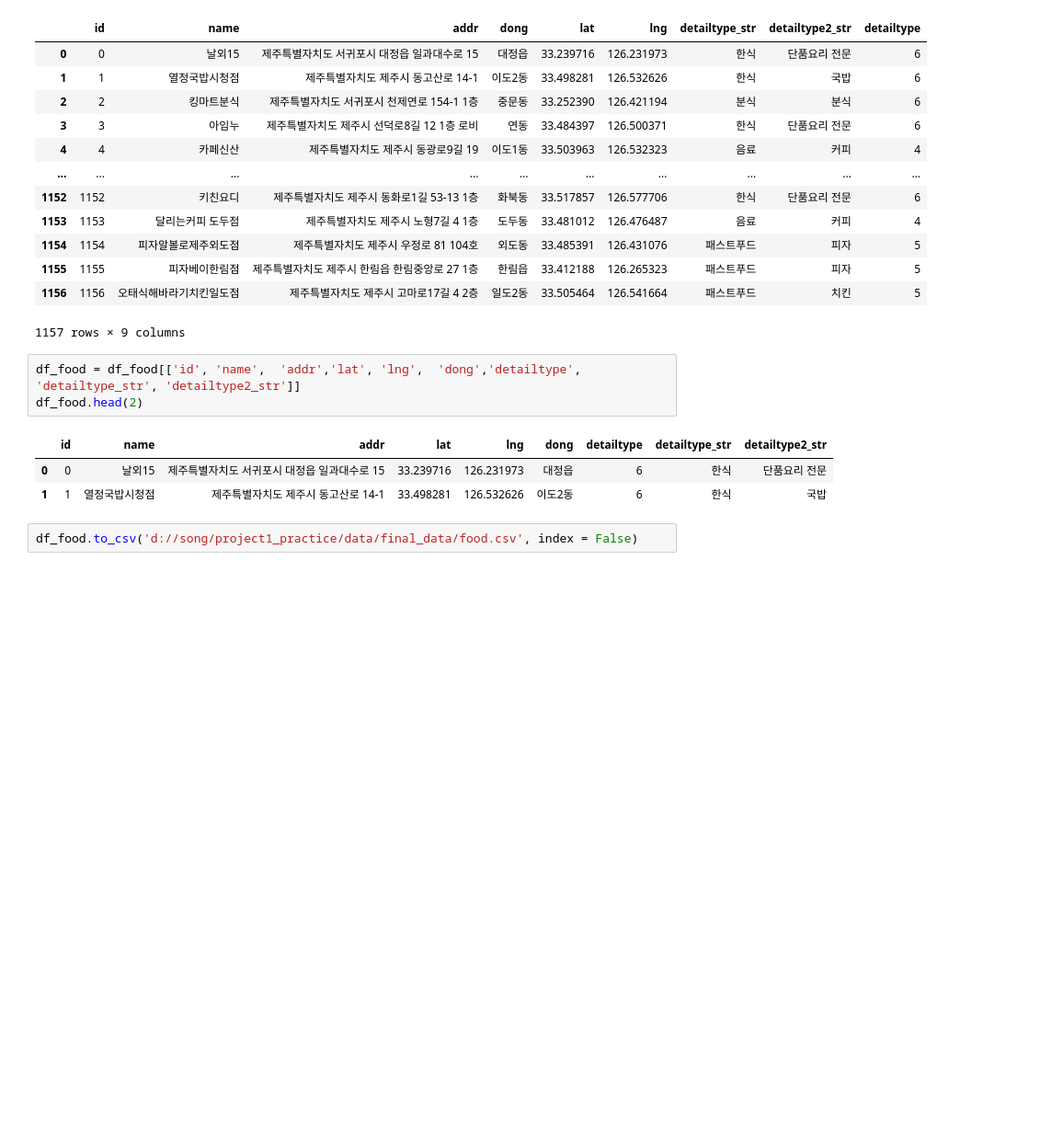
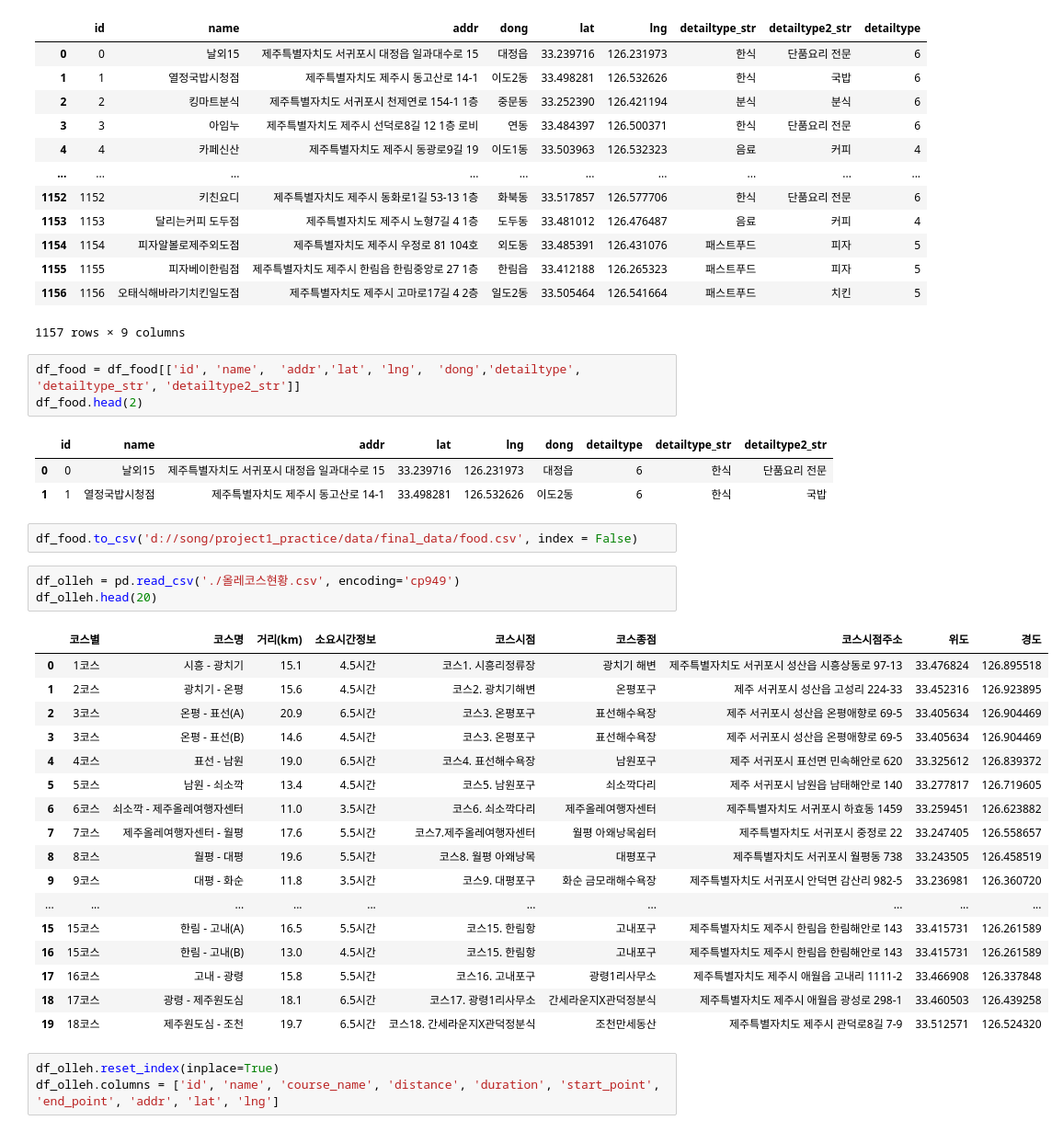
Before and after one commit to dothouse/practice, a Jupyter notebook: data/final/data_to_sqlite.ipynb, the cells around one changed output. Shown at 92% size. Cells and saved outputs as stored; diff of their text form; blank space fills up the shorter version.

```diff
--- a/data/final/data_to_sqlite.ipynb
+++ b/data/final/data_to_sqlite.ipynb
@@ -286,3 +286,27 @@ df_food.head(2)
 | 1 | 1 | 열정국밥시청점 | 제주특별자치도 제주시 동고산로 14-1 | 33.498281 | 126.532626 | 이도2동 | 6 | 한식 | 국밥 |
 # %%
 df_food.to_csv('d://song/project1_practice/data/final_data/food.csv', index = False)
+# %%
+df_olleh = pd.read_csv('./올레코스현황.csv', encoding='cp949')
+df_olleh.head(20)
+# %% [output]
+|  | 코스별 | 코스명 | 거리(km) | 소요시간정보 | 코스시점 | 코스종점 | 코스시점주소 | 위도 | 경도 |
+| 0 | 1코스 | 시흥 - 광치기 | 15.1 | 4.5시간 | 코스1. 시흥리정류장 | 광치기 해변 | 제주특별자치도 서귀포시 성산읍 시흥상동로 97-13 | 33.476824 | 126.895518 |
+| 1 | 2코스 | 광치기 - 온평 | 15.6 | 4.5시간 | 코스2. 광치기해변 | 온평포구 | 제주 서귀포시 성산읍 고성리 224-33 | 33.452316 | 126.923895 |
+| 2 | 3코스 | 온평 - 표선(A) | 20.9 | 6.5시간 | 코스3. 온평포구 | 표선해수욕장 | 제주 서귀포시 성산읍 온평애향로 69-5 | 33.405634 | 126.904469 |
+| 3 | 3코스 | 온평 - 표선(B) | 14.6 | 4.5시간 | 코스3. 온평포구 | 표선해수욕장 | 제주 서귀포시 성산읍 온평애향로 69-5 | 33.405634 | 126.904469 |
+| 4 | 4코스 | 표선 - 남원 | 19.0 | 6.5시간 | 코스4. 표선해수욕장 | 남원포구 | 제주 서귀포시 표선면 민속해안로 620 | 33.325612 | 126.839372 |
+| 5 | 5코스 | 남원 - 쇠소깍 | 13.4 | 4.5시간 | 코스5. 남원포구 | 쇠소깍다리 | 제주 서귀포시 남원읍 남태해안로 140 | 33.277817 | 126.719605 |
+| 6 | 6코스 | 쇠소깍 - 제주올레여행자센터 | 11.0 | 3.5시간 | 코스6. 쇠소깍다리 | 제주올레여행자센터 | 제주특별자치도 서귀포시 하효동 1459 | 33.259451 | 126.623882 |
+| 7 | 7코스 | 제주올레여행자센터 - 월평 | 17.6 | 5.5시간 | 코스7.제주올레여행자센터 | 월평 아왜낭목쉼터 | 제주특별자치도 서귀포시 중정로 22 | 33.247405 | 126.558657 |
+| 8 | 8코스 | 월평 - 대평 | 19.6 | 5.5시간 | 코스8. 월평 아왜낭목 | 대평포구 | 제주특별자치도 서귀포시 월평동 738 | 33.243505 | 126.458519 |
+| 9 | 9코스 | 대평 - 화순 | 11.8 | 3.5시간 | 코스9. 대평포구 | 화순 금모래해수욕장 | 제주특별자치도 서귀포시 안덕면 감산리 982-5 | 33.236981 | 126.360720 |
+| ... | ... | ... | ... | ... | ... | ... | ... | ... | ... |
+| 15 | 15코스 | 한림 - 고내(A) | 16.5 | 5.5시간 | 코스15. 한림항 | 고내포구 | 제주특별자치도 제주시 한림읍 한림해안로 143 | 33.415731 | 126.261589 |
+| 16 | 15코스 | 한림 - 고내(B) | 13.0 | 4.5시간 | 코스15. 한림항 | 고내포구 | 제주특별자치도 제주시 한림읍 한림해안로 143 | 33.415731 | 126.261589 |
+| 17 | 16코스 | 고내 - 광령 | 15.8 | 5.5시간 | 코스16. 고내포구 | 광령1리사무소 | 제주특별자치도 제주시 애월읍 고내리 1111-2 | 33.466908 | 126.337848 |
+| 18 | 17코스 | 광령 - 제주원도심 | 18.1 | 6.5시간 | 코스17. 광령1리사무소 | 간세라운지X관덕정분식 | 제주특별자치도 제주시 애월읍 광성로 298-1 | 33.460503 | 126.439258 |
+| 19 | 18코스 | 제주원도심 - 조천 | 19.7 | 6.5시간 | 코스18. 간세라운지X관덕정분식 | 조천만세동산 | 제주특별자치도 제주시 관덕로8길 7-9 | 33.512571 | 126.524320 |
+# %%
+df_olleh.reset_index(inplace=True)
+df_olleh.columns = ['id', 'name', 'course_name', 'distance', 'duration', 'start_point', 'end_point', 'addr', 'lat', 'lng']
```
Also changed, not shown: parts of 22 cells of this notebook, 24 other files.
